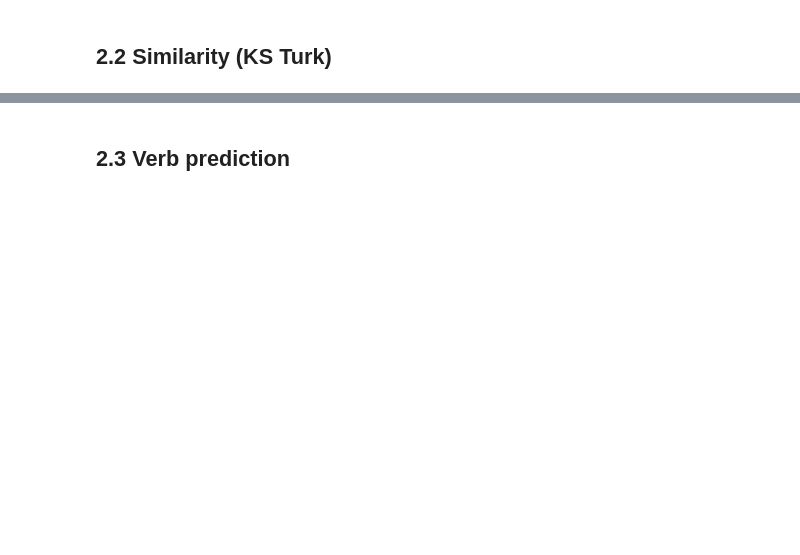
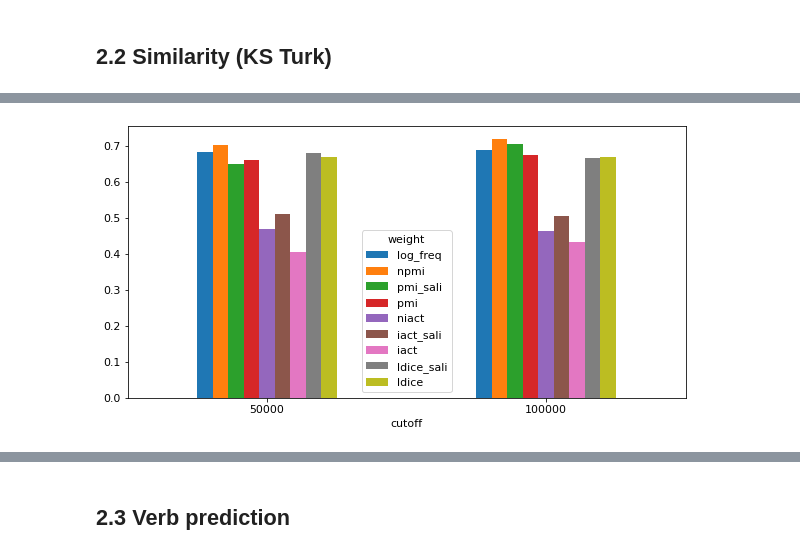
Before and after one commit to makrai/verb-tensor, a Jupyter notebook: eval.ipynb, the cells around one changed output, grey strips where cells are left out. Cells and saved outputs as stored; diff of their text form; code cells hidden in the pictures; blank space fills up the shorter version.

```diff
--- a/eval.ipynb
+++ b/eval.ipynb
@@ -411 +435,7 @@ df1 = df[df.weight=='log_freq']
+# %%
+df1 = df[(df.non_negative==0)&(df.algo=='tucker')&(df['rank']==64)&(df.cutoff>=50000)&(df.cutoff<=100000)]
+df1.pivot_table('corr', ['cutoff'], 'weight')[columns].plot(kind='bar', rot=0)
+plt.savefig('/home/makrai/repo/paper/Coling2020/verbtensor/img/svo-64')
+# %% [output]
+[figure, added]
 # %%
```
Also changed, not shown: parts of 41 cells of this notebook.
